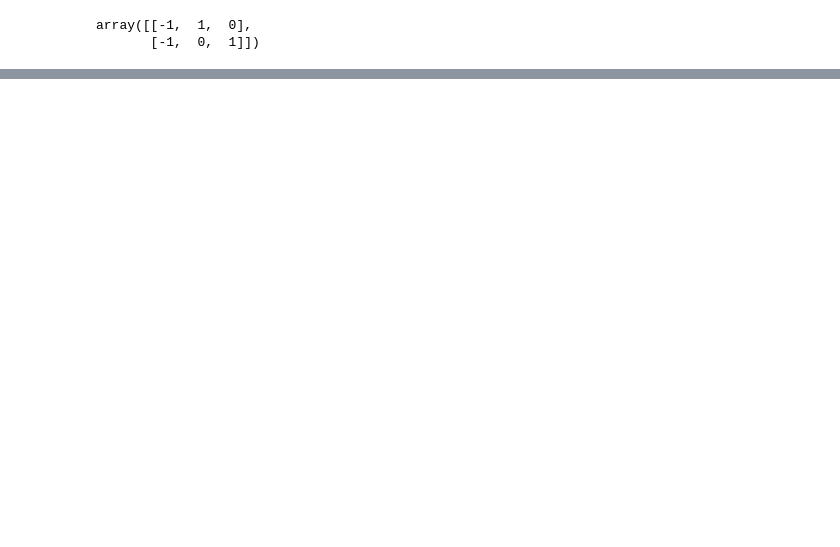
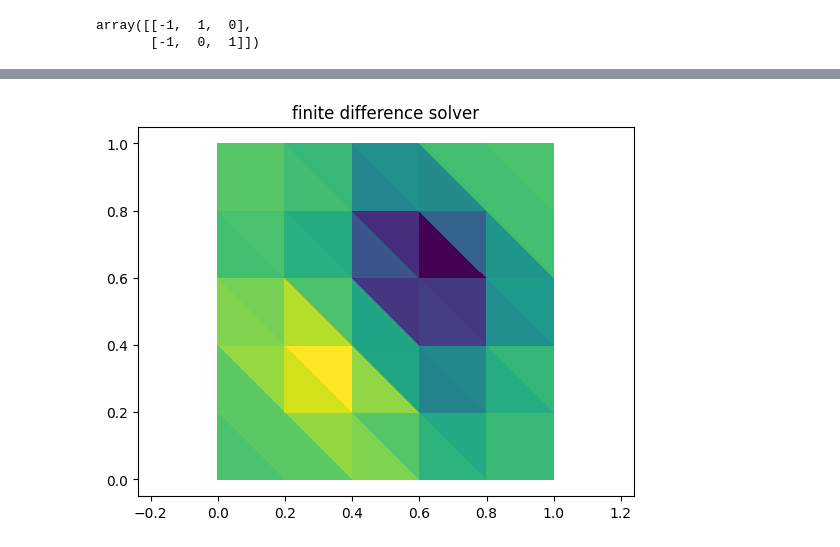
Before and after one commit to 000rla/Numerics_assignment_2, a Jupyter notebook: exercises.ipynb, the cells around one changed output, grey strips where cells are left out. Saved outputs shown, nothing was run; the diff lists cells and outputs as text; code cells hidden in the pictures; blank space fills up the shorter version.

```diff
--- a/exercises.ipynb
+++ b/exercises.ipynb
@@ -388,0 +603,50 @@ def find_F(S):
+# %%
+Nx=5
+
+nodes, IEN, ID, boundary_nodes=generate_2d_grid(Nx)
+
+n_eq = 0
+for i in range(len(nodes[:, 1])):
+    if i in boundary_nodes:
+        ID[i] = -1
+    else:
+        ID[i] = n_eq
+        n_eq += 1
+N_equations = np.max(ID)+1
+N_elements = IEN.shape[0]
+N_nodes = nodes.shape[0]
+N_dim = nodes.shape[1]
+# Location matrix
+LM = np.zeros_like(IEN.T)
+for e in range(N_elements):
+    for a in range(3):
+        LM[a,e] = ID[IEN[e,a]]
+# Global stiffness matrix and force vector
+K = np.zeros((N_equations, N_equations))
+F = np.zeros((N_equations,))
+# Loop over elements
+for e in range(N_elements):
+    k_e = stiffness_2d(nodes[IEN[e,:],:].T)
+    f_e = force_2d(nodes[IEN[e,:],:].T, source_function)
+    for a in range(3):
+        A = LM[a, e]
+        for b in range(3):
+            B = LM[b, e]
+            if (A >= 0) and (B >= 0):
+                K[A, B] += k_e[a, b]
+        if (A >= 0):
+            F[A] += f_e[a]
+# Solve
+Psi_interior = np.linalg.solve(K, F)
+Psi_A = np.zeros(N_nodes)
+for n in range(N_nodes):
+    if ID[n] >= 0: # Otherwise Psi should be zero, and we've initialized that already.
+        Psi_A[n] = Psi_interior[ID[n]]
+plt.tripcolor(nodes[:,0], nodes[:,1], Psi_A, triangles=IEN)
+#plt.scatter(nodes[:,0], nodes[:,1],c=Psi_A)
+#plt.plot(nodes[boundary_nodes, 0], nodes[boundary_nodes, 1], 'ro')
+plt.axis('equal')
+plt.title('finite difference solver')
+plt.show()
+# %% [output]
+[figure, added]
```
Also changed, not shown: parts of 19 cells of this notebook, 1 other file.
